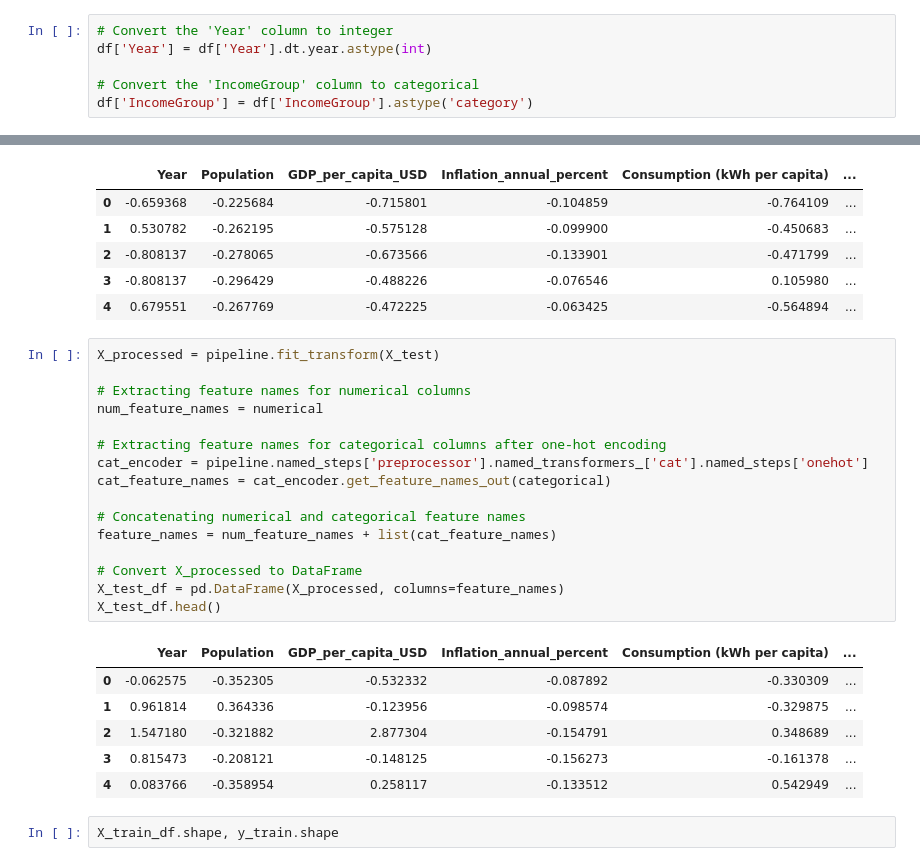
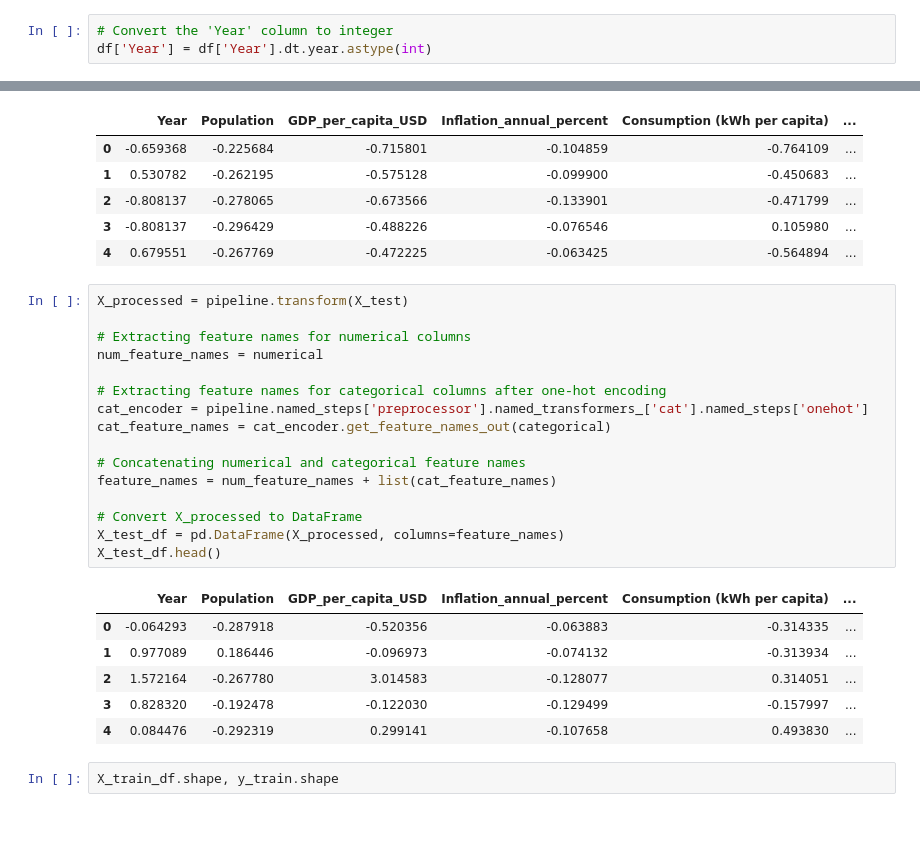
Before and after one commit to Azie88/Predicting-Future-Electricity-Consumption, a Jupyter notebook: Project_Notebook_Model.ipynb, the cells around one changed output, grey strips where cells are left out. Saved outputs shown, nothing was run; the diff lists cells and outputs as text; blank space fills up the shorter version.

```diff
--- a/Project_Notebook_Model.ipynb
+++ b/Project_Notebook_Model.ipynb
@@ -310,9 +310,6 @@ memory usage: 183.2+ KB
 # %%
 # Convert the 'Year' column to integer
 df['Year'] = df['Year'].dt.year.astype(int)
-
-# Convert the 'IncomeGroup' column to categorical
-df['IncomeGroup'] = df['IncomeGroup'].astype('category')
 # %%
 X = df.drop(columns=['Access to electricity (% of population)'])
 y = df['Access to electricity (% of population)']
@@ -397,28 +397,28 @@ X_train_df.head()
 | 3 | -0.808137 | -0.296429 | -0.488226 | -0.076546 | 0.105980 | ... |
 | 4 | 0.679551 | -0.267769 | -0.472225 | -0.063425 | -0.564894 | ... |
 # %%
-X_processed = pipeline.fit_transform(X_test)
+X_processed = pipeline.transform(X_test)
 
 # Extracting feature names for numerical columns
 num_feature_names = numerical
 
 # Extracting feature names for categorical columns after one-hot encoding
 cat_encoder = pipeline.named_steps['preprocessor'].named_transformers_['cat'].named_steps['onehot']
 cat_feature_names = cat_encoder.get_feature_names_out(categorical)
 
 # Concatenating numerical and categorical feature names
 feature_names = num_feature_names + list(cat_feature_names)
 
 # Convert X_processed to DataFrame
 X_test_df = pd.DataFrame(X_processed, columns=feature_names)
 X_test_df.head()
 # %% [output]
 |  | Year | Population | GDP_per_capita_USD | Inflation_annual_percent | Consumption (kWh per capita) | ... |
-| 0 | -0.062575 | -0.352305 | -0.532332 | -0.087892 | -0.330309 | ... |
-| 1 | 0.961814 | 0.364336 | -0.123956 | -0.098574 | -0.329875 | ... |
-| 2 | 1.547180 | -0.321882 | 2.877304 | -0.154791 | 0.348689 | ... |
-| 3 | 0.815473 | -0.208121 | -0.148125 | -0.156273 | -0.161378 | ... |
-| 4 | 0.083766 | -0.358954 | 0.258117 | -0.133512 | 0.542949 | ... |
+| 0 | -0.064293 | -0.287918 | -0.520356 | -0.063883 | -0.314335 | ... |
+| 1 | 0.977089 | 0.186446 | -0.096973 | -0.074132 | -0.313934 | ... |
+| 2 | 1.572164 | -0.267780 | 3.014583 | -0.128077 | 0.314051 | ... |
+| 3 | 0.828320 | -0.192478 | -0.122030 | -0.129499 | -0.157997 | ... |
+| 4 | 0.084476 | -0.292319 | 0.299141 | -0.107658 | 0.493830 | ... |
 # %%
 X_train_df.shape, y_train.shape
 # %% [output]
```
Also changed, not shown: parts of 4 cells of this notebook.
